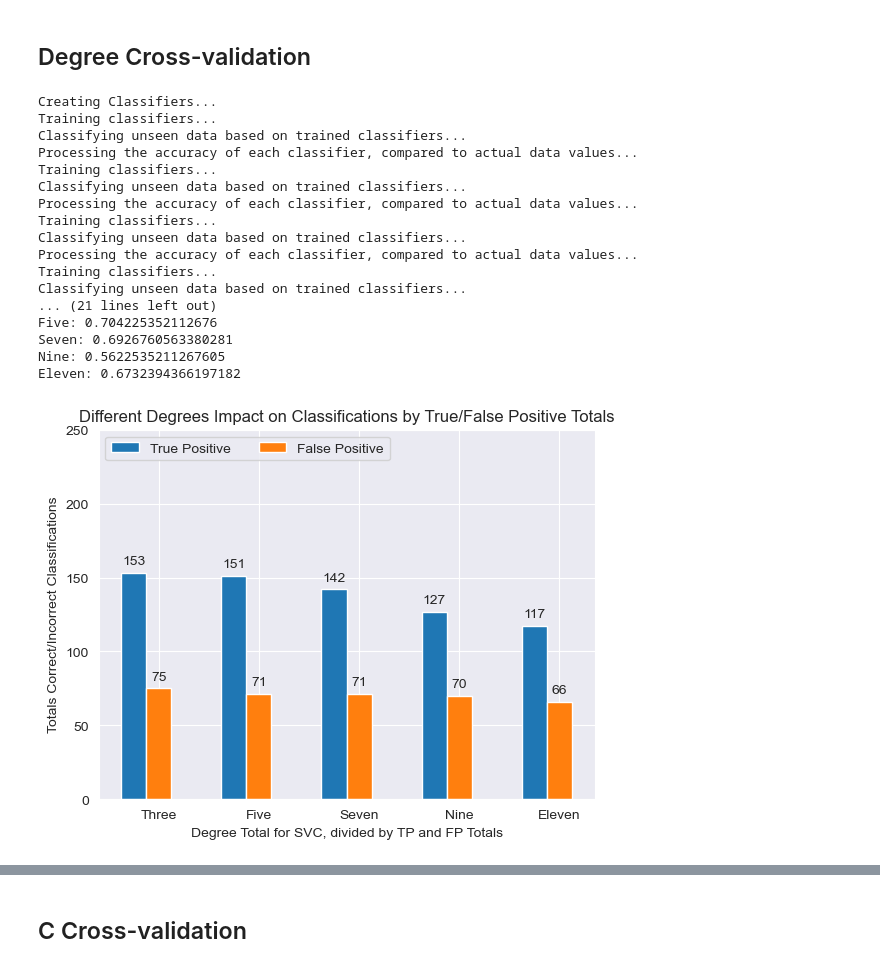
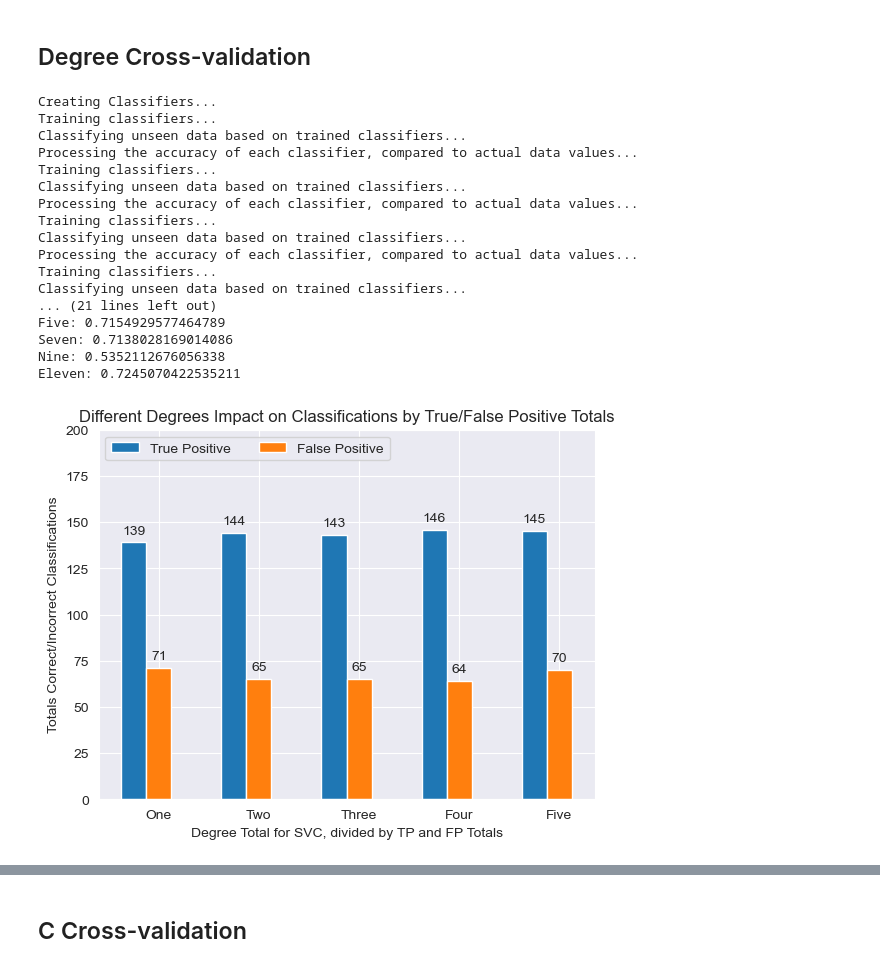
Before and after one commit to SamC0124/SClear_DDahal_MYinkaOke_Spotify_Project, a Jupyter notebook: cs3870_final_project.ipynb, the cells around one changed output, grey strips where cells are left out. Cells and saved outputs as stored; diff of their text form; code cells hidden in the pictures.

```diff
--- a/cs3870_final_project.ipynb
+++ b/cs3870_final_project.ipynb
@@ -88,6 +72,5 @@ data['duration_s'] = data['duration_ms'] / 1000
 # %%
-'''using the average we can make model like linear regression, decision tree, or forest'''
-
+# Remove all null values, and all values that have the same track name
 cleared_data = pd.read_csv('data/song_data.csv').drop(columns=['track_id']).dropna(how='any')
 
 # Assuming 'popularity' column contains numerical values
@@ -103,14 +86,16 @@ cleared_data = cleared_data.drop_duplicates(subset=['track_name'])
 cleared_data['duration_s'] = cleared_data['duration_ms'] / 1000
 
 # List of columns you want to keep
-columns_data = ['popularity', 'duration_s', 'explicit', 'danceability', 'energy', 'loudness', 'speechiness', 'acousticness', 'instrumentalness', 'liveness', 'valence', 'tempo', 'time_signature']
-columns_targets = ['duration_s', 'explicit', 'danceability', 'energy', 'loudness', 'speechiness', 'acousticness', 'instrumentalness', 'liveness', 'valence', 'tempo', 'time_signature']
+columns_data = ['popularity', 'duration_s', 'explicit', 'danceability', 'energy', 'loudness', 'speechiness',
+                       'acousticness', 'instrumentalness', 'liveness', 'valence', 'tempo', 'time_signature']
+columns_targets = ['duration_s', 'explicit', 'danceability', 'energy', 'loudness', 'speechiness',
+                       'acousticness', 'instrumentalness', 'liveness', 'valence', 'tempo', 'time_signature']
 
 # Filtering columns
 cleared_data = cleared_data[columns_data]
 
 # Filter data with "popularity" greater than 75
-popular_songs = data[data['popularity'] > 75]
+popular_songs = cleared_data[cleared_data['popularity'] > 75]
 
 ## Under-sampling the negative class for the data, picking from equal portions of the data throughout.
 print(f"Positive Class: {len(cleared_data[cleared_data['popularity'] == 1])}, Negative Class: {len(cleared_data[cleared_data['popularity'] == 0])}")
@@ -118,9 +103,9 @@ floor_divisor = len(cleared_data[cleared_data['popularity'] == 0]) // len(cleare
 current_new_data = []
 for i in range(len(cleared_data[cleared_data["popularity"] == 1])):
     current_new_data.append(cleared_data[cleared_data['popularity'] == 0].iloc[(i * floor_divisor)])
-print(current_new_data)
+#print(current_new_data)
 undersampled_dataframe = pd.DataFrame(data=current_new_data, columns=columns_data)
-print(undersampled_dataframe)
+#print(undersampled_dataframe)
 all_data = undersampled_dataframe.append(cleared_data[cleared_data['popularity'] == 1])
 print(f"New Positive Class Size: {len(all_data[all_data['popularity'] == 1])}, Negative Class Size: {len(all_data[all_data['popularity'] == 0])}")
 print("Data should now be balanced, however a large amount of data was lost. We may decrease the minimum popularity score needed to be labeled \'popular\'.")
@@ -396,11 +361,11 @@ accuracies_eleven = []
 # Create SVM classifier with soft-margin (C=1)
 # Measure differences in SVM Accuracy by kernel
 print("Creating Classifiers...")
-svm_classifier_three = SVC(kernel='poly', degree=3, C=1)
-svm_classifier_five = SVC(kernel='poly', degree=5, C=1)
-svm_classifier_seven = SVC(kernel='poly', degree=7, C=1)
-svm_classifier_nine = SVC(kernel='poly', degree=9, C=1)
-svm_classifier_eleven = SVC(kernel='poly', degree=11, C=1)
+svm_classifier_three = SVC(kernel='poly', degree=1, C=1)
+svm_classifier_five = SVC(kernel='poly', degree=2, C=1)
+svm_classifier_seven = SVC(kernel='poly', degree=3, C=1)
+svm_classifier_nine = SVC(kernel='poly', degree=4, C=1)
+svm_classifier_eleven = SVC(kernel='poly', degree=5, C=1)
 
 # Process the data through each of these five models 10 times to calculate the true accuracy of the model
 for _ in range(9):
@@ -462,11 +427,11 @@ avg_acc_nine = np.mean(accuracies_nine)
 avg_acc_eleven = np.mean(accuracies_eleven)
 
 print("Model Accuracy by Total Number of Degree")
-print(f"Three: {avg_acc_three}")
-print(f"Five: {avg_acc_five}")
-print(f"Seven: {avg_acc_seven}")
-print(f"Nine: {avg_acc_nine}")
-print(f"Eleven: {avg_acc_eleven}")
+print(f"One: {avg_acc_three}")
+print(f"Two: {avg_acc_five}")
+print(f"Three: {avg_acc_seven}")
+print(f"Four: {avg_acc_nine}")
+print(f"Five: {avg_acc_eleven}")
 
 # What classification errors were made in each type of model? Collect true positives against false positives for each type of kernel
 three_tn, three_fp, three_fn, three_tp = confusion_matrix(y_test, y_pred_three).ravel()
@@ -476,7 +441,7 @@ nine_tn, nine_fp, nine_fn, nine_tp = confusion_matrix(y_test, y_pred_nine).ravel
 eleven_tn, eleven_fp, eleven_fn, eleven_tp = confusion_matrix(y_test, y_pred_eleven).ravel()
 
 # Comparing TP/FP on Two-layer Bar Plot
-class_given = ("Three", "Five", "Seven", "Nine", "Eleven")
+class_given = ("One", "Two", "Three", "Four", "Five")
 positive_class_data = {"True Positive": [three_tp, five_tp, seven_tp, nine_tp, eleven_tp],
                        "False Positive": [three_fp, five_fp, seven_fp, nine_fp, eleven_fp]}
 negative_class_data = {"False Negative": [three_fn, five_fn, seven_fn, nine_fn, eleven_fn],
@@ -501,42 +466,42 @@ plt.ylabel("Totals Correct/Incorrect Classifications")
 plt.title("Different Degrees Impact on Classifications by True/False Positive Totals")
 ax.set_xticks(ticks=(x + width), labels=class_given)
 ax.legend(loc='upper left', ncols=2)
-ax.set_ylim(0, 250)
+ax.set_ylim([0, 200])
 plt.show()
 plt.close()
 
 # Negative Class Plot
 fig, ax = plt.subplots()
 for attribute, measurement in negative_class_data.items():
     offset = width * multiplier
     rects = ax.bar(x + offset, measurement, width, label=attribute)
     ax.bar_label(rects, padding=4)
     multiplier += 1
 
 # Add some text for labels, title and custom x-axis tick labels, etc.
 plt.xlabel("Degree Total for SVC, divided by TN and FN Totals")
 plt.ylabel("Totals Correct/Incorrect Classifications")
 plt.title("Different Degrees Impact on Classifications by True/False Positive Totals")
 ax.set_xticks(ticks=(x + width), labels=class_given)
 ax.legend(loc='upper left', ncols=2)
-ax.set_ylim(0, 250)
+ax.set_ylim([0, 200])
 plt.show()
 # %% [output]
 Creating Classifiers...
 Training classifiers...
 Classifying unseen data based on trained classifiers...
 Processing the accuracy of each classifier, compared to actual data values...
 Training classifiers...
 Classifying unseen data based on trained classifiers...
 Processing the accuracy of each classifier, compared to actual data values...
 Training classifiers...
 Classifying unseen data based on trained classifiers...
 Processing the accuracy of each classifier, compared to actual data values...
 Training classifiers...
 Classifying unseen data based on trained classifiers...
 ... (21 lines left out)
-Five: 0.704225352112676
-Seven: 0.6926760563380281
-Nine: 0.5622535211267605
-Eleven: 0.6732394366197182
+Five: 0.7154929577464789
+Seven: 0.7138028169014086
+Nine: 0.5352112676056338
+Eleven: 0.7245070422535211
-[figure, old version]
+[figure, new version]
```
Also changed, not shown: parts of 14 cells of this notebook, 2 other files.
